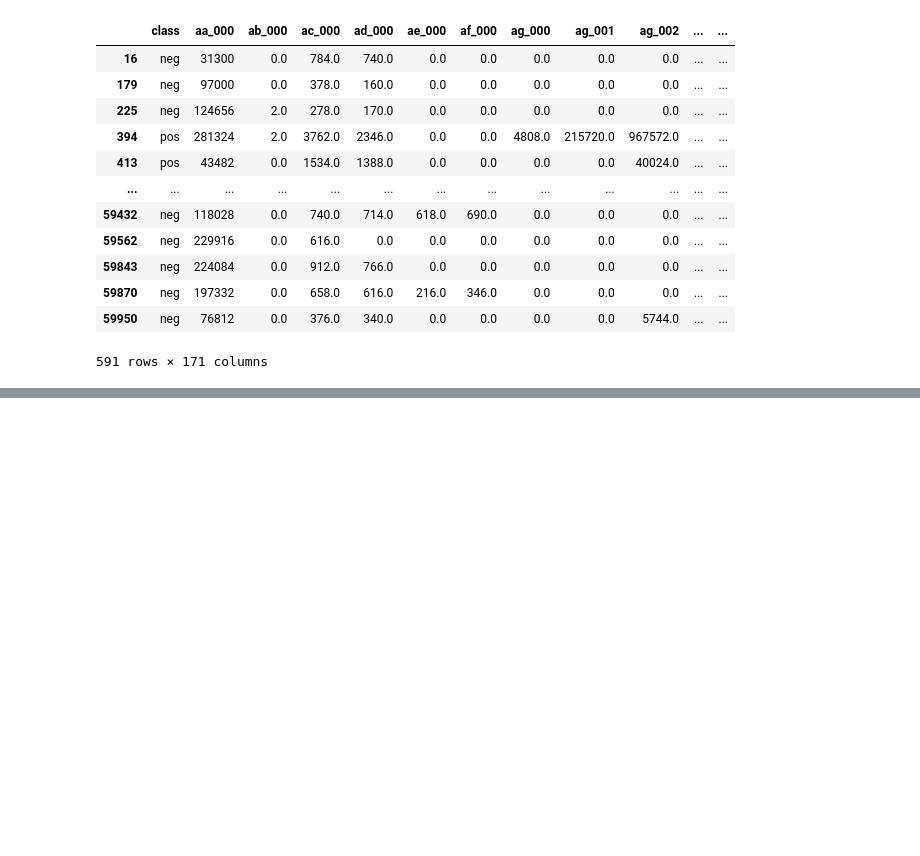
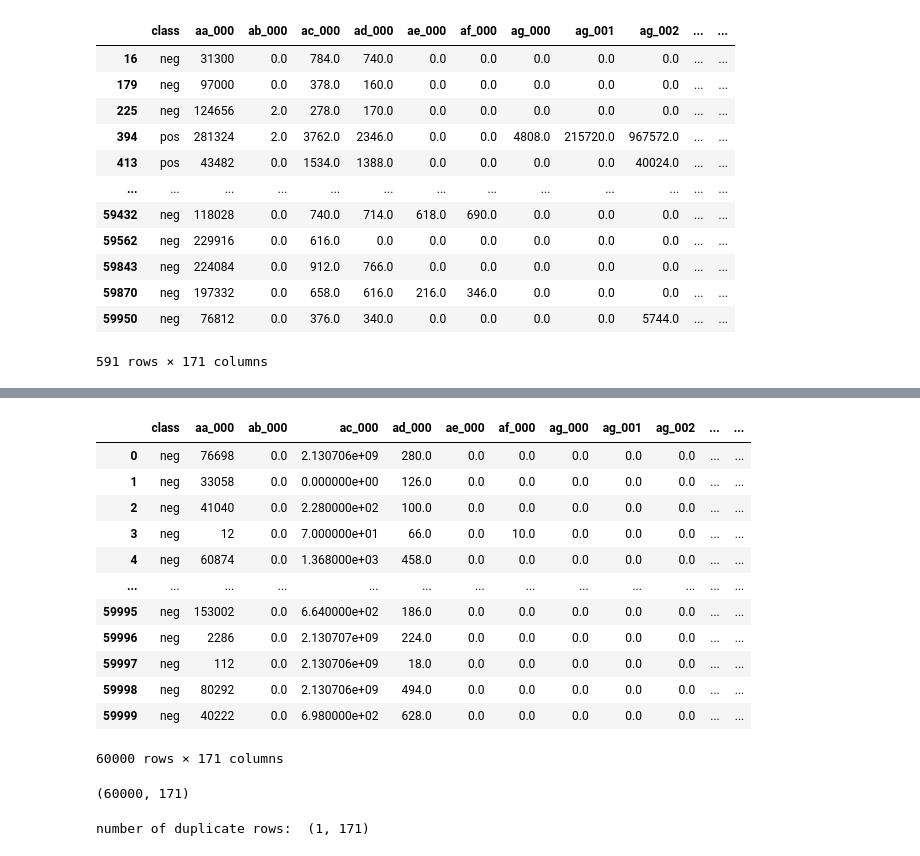
Before and after one commit to FedericoAriton99/CA-1-Data-Preparation, a Jupyter notebook: CA 1 Python.ipynb, the cells around one changed output, grey strips where cells are left out. Saved outputs shown, nothing was run; the diff lists cells and outputs as text; code cells hidden in the pictures; blank space fills up the shorter version.

```diff
--- a/CA 1 Python.ipynb
+++ b/CA 1 Python.ipynb
@@ -318,0 +358,25 @@ aps2_cleaned2
+# %%
+aps2
+# %% [output]
+|  | class | aa_000 | ab_000 | ac_000 | ad_000 | ae_000 | af_000 | ag_000 | ag_001 | ag_002 | ... | ... |
+| 0 | neg | 76698 | 0.0 | 2.130706e+09 | 280.0 | 0.0 | 0.0 | 0.0 | 0.0 | 0.0 | ... | ... |
+| 1 | neg | 33058 | 0.0 | 0.000000e+00 | 126.0 | 0.0 | 0.0 | 0.0 | 0.0 | 0.0 | ... | ... |
+| 2 | neg | 41040 | 0.0 | 2.280000e+02 | 100.0 | 0.0 | 0.0 | 0.0 | 0.0 | 0.0 | ... | ... |
+| 3 | neg | 12 | 0.0 | 7.000000e+01 | 66.0 | 0.0 | 10.0 | 0.0 | 0.0 | 0.0 | ... | ... |
+| 4 | neg | 60874 | 0.0 | 1.368000e+03 | 458.0 | 0.0 | 0.0 | 0.0 | 0.0 | 0.0 | ... | ... |
+| ... | ... | ... | ... | ... | ... | ... | ... | ... | ... | ... | ... | ... |
+| 59995 | neg | 153002 | 0.0 | 6.640000e+02 | 186.0 | 0.0 | 0.0 | 0.0 | 0.0 | 0.0 | ... | ... |
+| 59996 | neg | 2286 | 0.0 | 2.130707e+09 | 224.0 | 0.0 | 0.0 | 0.0 | 0.0 | 0.0 | ... | ... |
+| 59997 | neg | 112 | 0.0 | 2.130706e+09 | 18.0 | 0.0 | 0.0 | 0.0 | 0.0 | 0.0 | ... | ... |
+| 59998 | neg | 80292 | 0.0 | 2.130706e+09 | 494.0 | 0.0 | 0.0 | 0.0 | 0.0 | 0.0 | ... | ... |
+| 59999 | neg | 40222 | 0.0 | 6.980000e+02 | 628.0 | 0.0 | 0.0 | 0.0 | 0.0 | 0.0 | ... | ... |
+60000 rows × 171 columns
+# %%
+aps2.shape
+# %% [output]
+(60000, 171)
+# %%
+duplicate_rows_df = aps2[aps2.duplicated()]
+print("number of duplicate rows: ", duplicate_rows_df.shape)
+# %% [output]
+number of duplicate rows:  (1, 171)
```
Also changed, not shown: parts of 13 cells of this notebook.
